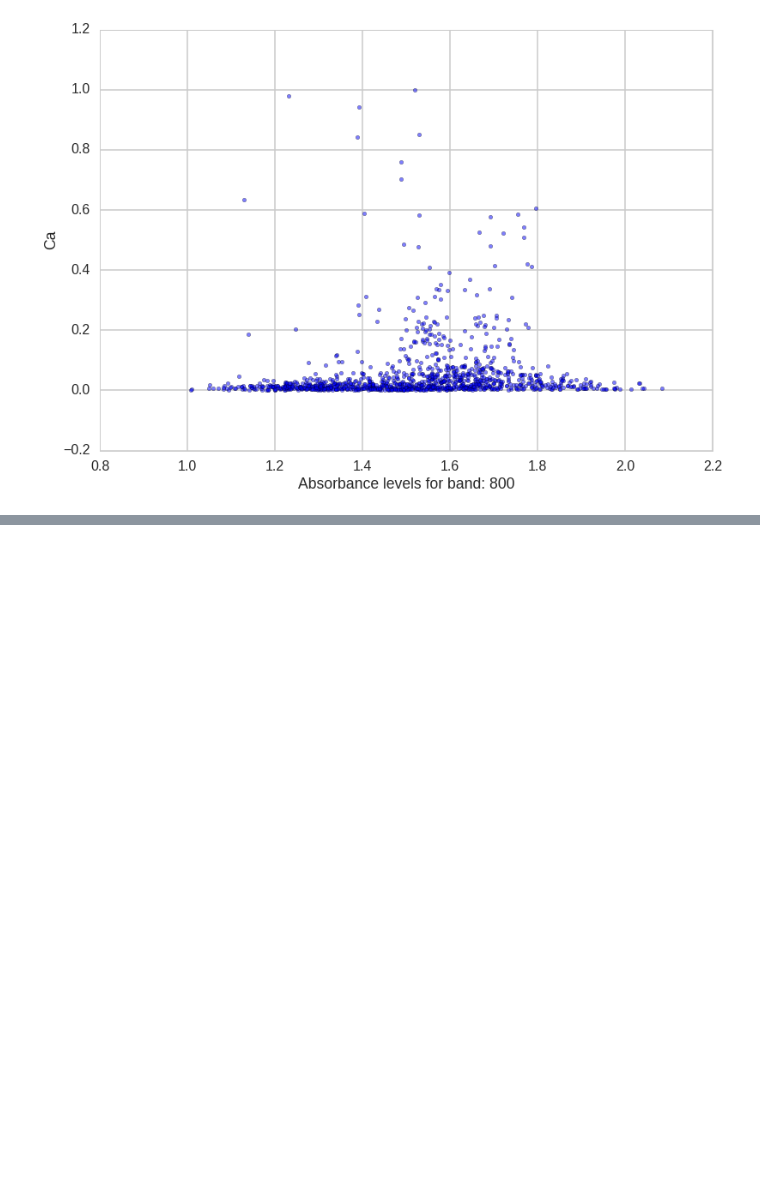
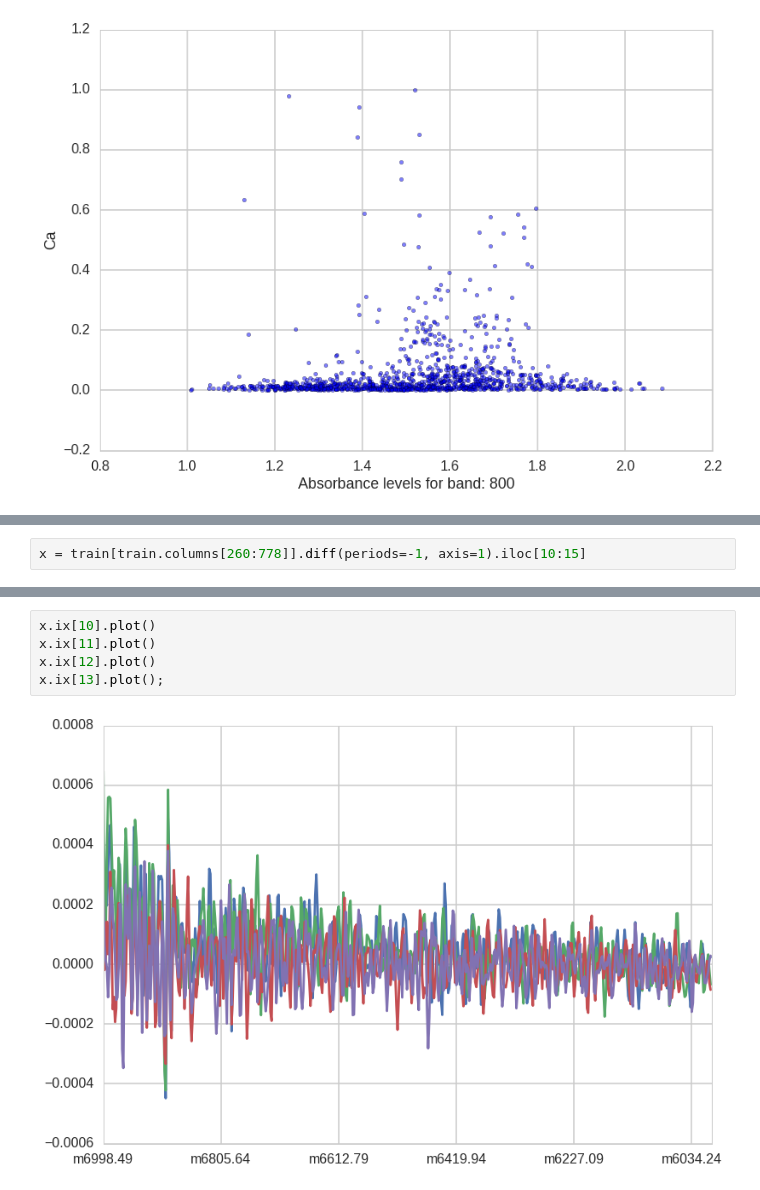
Before and after one commit to numb3r33/African-Soil-Prediction, a Jupyter notebook: notebooks/DataExploration.ipynb, the cells around one changed output, grey strips where cells are left out. Drawn from its saved outputs; the diff is of its cells as text; blank space fills up the shorter version.

```diff
--- a/notebooks/DataExploration.ipynb
+++ b/notebooks/DataExploration.ipynb
@@ -365,0 +373,2 @@ plt.ylabel('Ca');
+# %%
+x = train[train.columns[260:778]].diff(periods=-1, axis=1).iloc[10:15]
@@ -365,0 +385,7 @@ plt.ylabel('Ca');
+# %%
+x.ix[10].plot()
+x.ix[11].plot()
+x.ix[12].plot()
+x.ix[13].plot();
+# %% [output]
+[figure, added]
```
Also changed, not shown: parts of 2 cells of this notebook.
